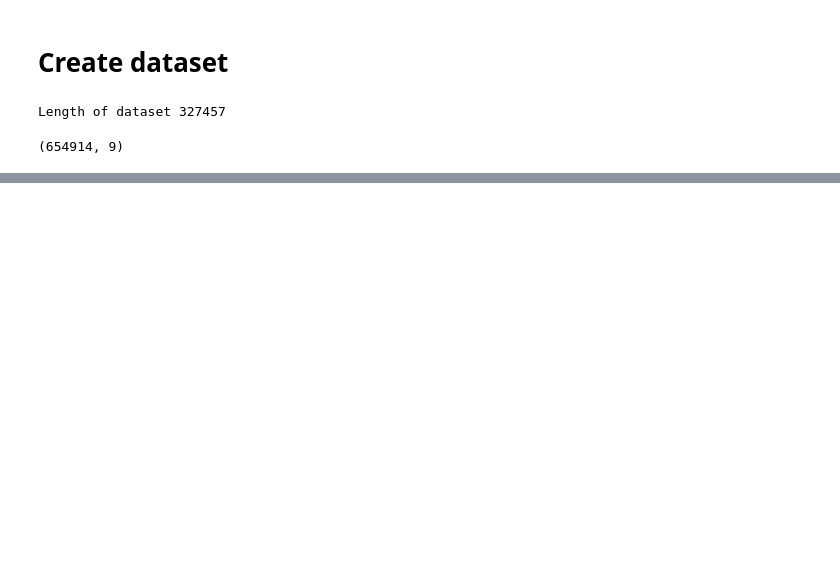
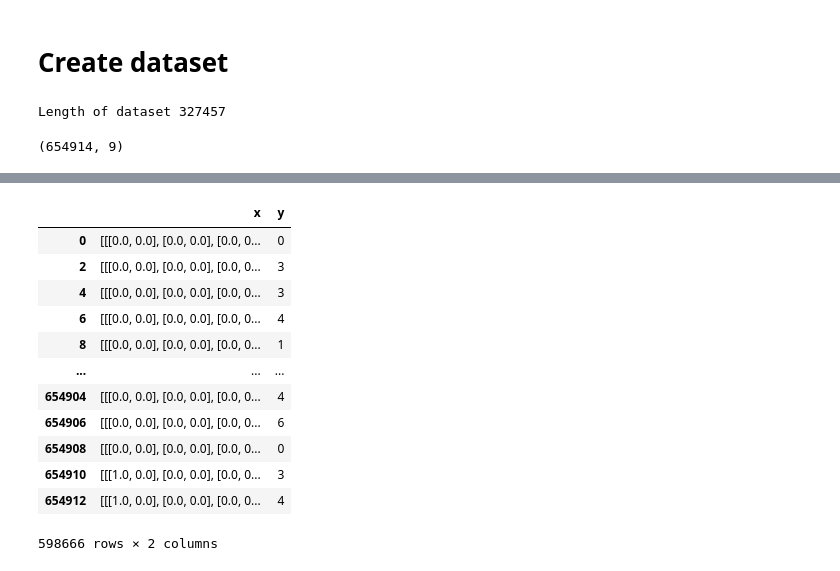
Before and after one commit to kzapalac/Connect4, a Jupyter notebook: data_processing.ipynb, the cells around one changed output, grey strips where cells are left out. Saved outputs shown, nothing was run; the diff lists cells and outputs as text; code cells hidden in the pictures; blank space fills up the shorter version.

```diff
--- a/data_processing.ipynb
+++ b/data_processing.ipynb
@@ -331,0 +496,30 @@ map directly to c-types [inferred_type->mixed,key->block1_values] [items->Index(
+# %%
+# save the filtered data
+new_df = new_df[['x', 'y']]
+
+# convert shape
+new_df['x'] = new_df['x'].apply(lambda x:x.transpose(1, 2, 0))  # Convert (num_samples, 2, 6, 7) to (num_samples, 6, 7, 2)
+
+new_df.to_pickle('data/6-7-2shape_cleaned.pkl')
+
+# Test
+df_loaded = pd.read_pickle('data/6-7-2shape_cleaned.pkl')
+display(df_loaded)
+
+# Get a random subset to make training easier
+subset_df = new_df.sample(frac=0.5, random_state=42)
+subset_df.to_pickle('data/6-7-2shape_cleaned_subset.pkl')
+# %% [output]
+|  | x | y |
+| 0 | [[[0.0, 0.0], [0.0, 0.0], [0.0, 0... | 0 |
+| 2 | [[[0.0, 0.0], [0.0, 0.0], [0.0, 0... | 3 |
+| 4 | [[[0.0, 0.0], [0.0, 0.0], [0.0, 0... | 3 |
+| 6 | [[[0.0, 0.0], [0.0, 0.0], [0.0, 0... | 4 |
+| 8 | [[[0.0, 0.0], [0.0, 0.0], [0.0, 0... | 1 |
+| ... | ... | ... |
+| 654904 | [[[0.0, 0.0], [0.0, 0.0], [0.0, 0... | 4 |
+| 654906 | [[[0.0, 0.0], [0.0, 0.0], [0.0, 0... | 6 |
+| 654908 | [[[0.0, 0.0], [0.0, 0.0], [0.0, 0... | 0 |
+| 654910 | [[[1.0, 0.0], [0.0, 0.0], [0.0, 0... | 3 |
+| 654912 | [[[1.0, 0.0], [0.0, 0.0], [0.0, 0... | 4 |
+598666 rows × 2 columns
```
Also changed, not shown: parts of 13 cells of this notebook.
